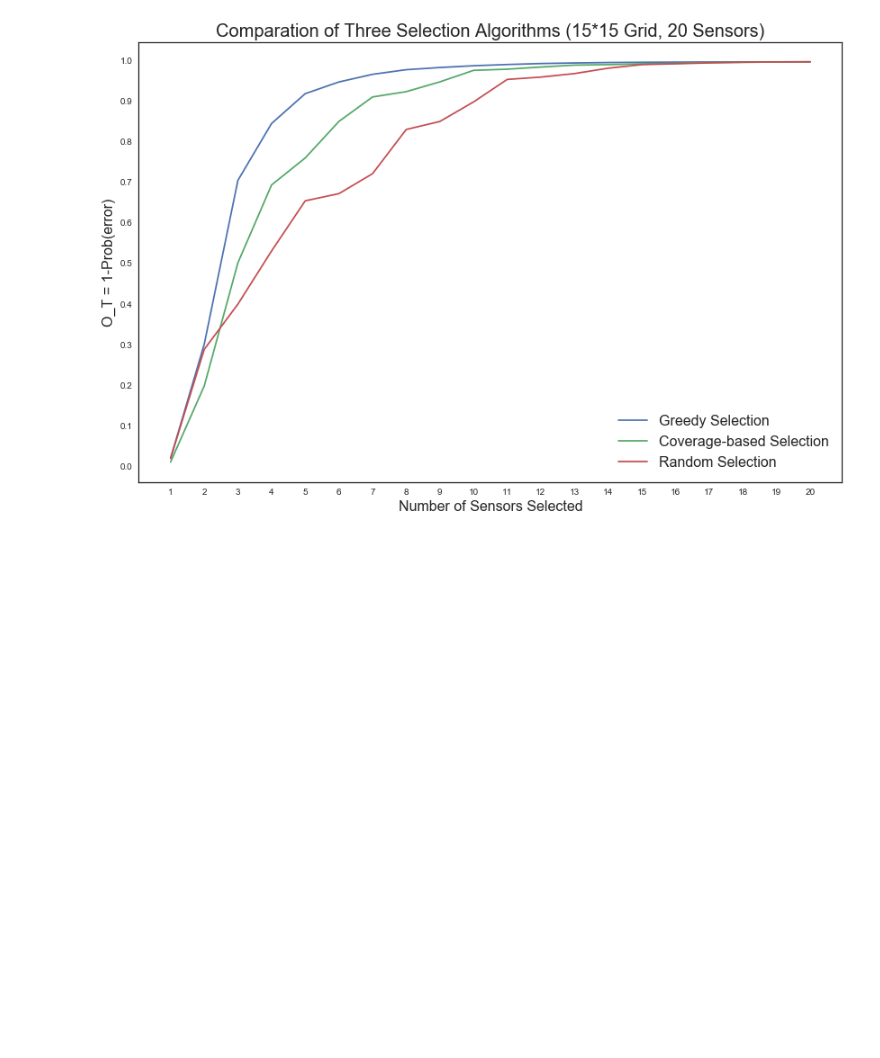
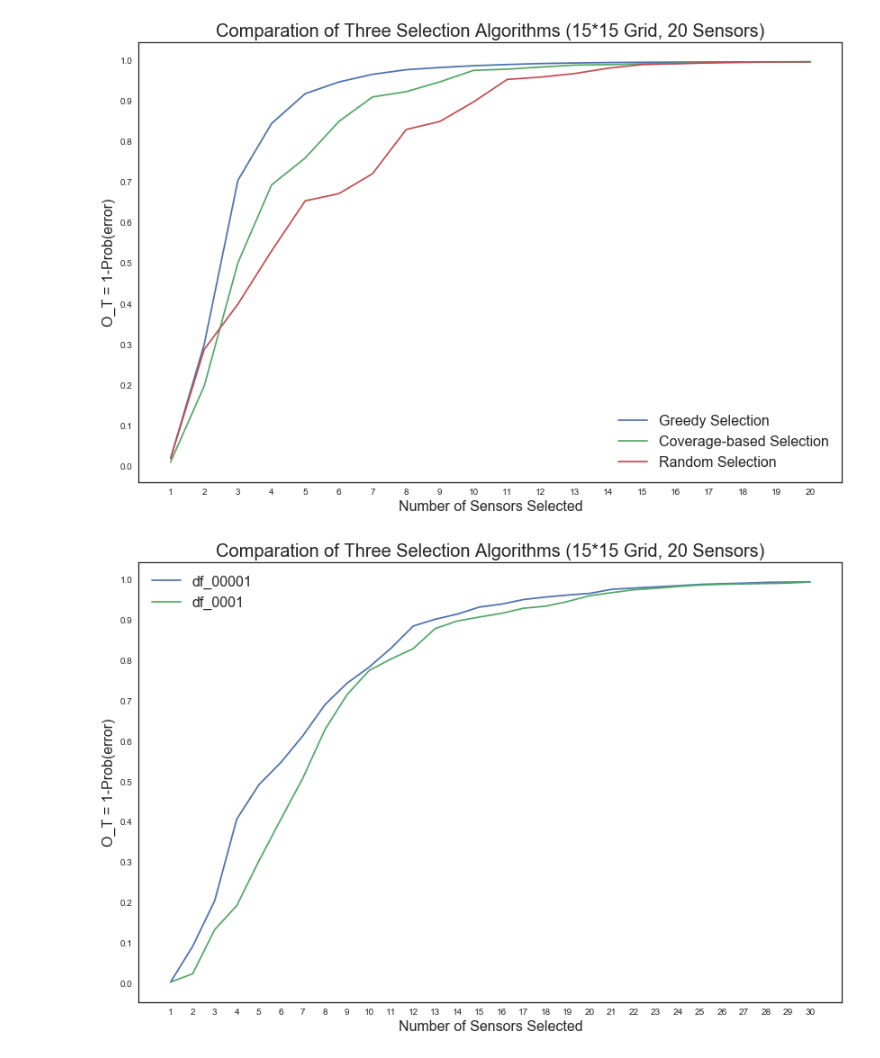
Before and after one commit to Wings-Lab/SelectSensor, a Jupyter notebook: testing.ipynb, the cells around one changed output. Saved outputs shown, nothing was run; the diff lists cells and outputs as text; code cells hidden in the pictures; blank space fills up the shorter version.

Commit message:
run offline greedy 30*30 agina

```diff
--- a/testing.ipynb
+++ b/testing.ipynb
@@ -177,25 +177,27 @@ plt.show()
 # %% [output]
 [figure]
 # %%
+df_0000001 = pd.read_csv('plot_data2/Offline_Coverage_30_0000001.csv', header=None)
+df_000001 = pd.read_csv('plot_data2/Offline_Coverage_30_000001.csv', header=None)
 df_00001 = pd.read_csv('plot_data2/Offline_Coverage_30_00001.csv', header=None)
-df_0001 = pd.read_csv('plot_data2/Offline_Coverage_30_0001.csv', header=None)
-df_001 = pd.read_csv('plot_data2/Offline_Random_15.csv', header=None)
 
-X_00001, Y_00001 = df_greedy[0].tolist(), df_greedy[1].tolist()
-X_0001, Y_coverage = df_coverage[0].tolist(), df_coverage[1].tolist()
-X_random, Y_random = df_random[0].tolist(), df_random[1].tolist()
+X_00001, Y_00001 = df_0000001[0].tolist(), df_0000001[1].tolist()
+X_0001, Y_0001 = df_000001[0].tolist(), df_000001[1].tolist()
+X_001, Y_001 = df_001[0].tolist(), df_001[1].tolist()
 
 plt.figure(figsize=(14,9))
-plt.plot(X_greedy, Y_greedy)
-plt.plot(X_coverage, Y_coverage)
-plt.plot(X_random, Y_random)
-plt.legend(['Greedy Selection', 'Coverage-based Selection', 'Random Selection'], prop={'size':16})
+plt.plot(X_00001, Y_00001)
+plt.plot(X_0001, Y_0001)
+#plt.plot(X_001, Y_001)
+plt.legend(['df_00001', 'df_0001'], prop={'size':16})
 plt.xlabel('Number of Sensors Selected', fontsize=16)
 plt.ylabel('O_T = 1-Prob(error)', fontsize=16)
 plt.title('Comparation of Three Selection Algorithms (15*15 Grid, 20 Sensors)', fontsize=20)
-x_axis = np.arange(1, 21, 1)
+x_axis = np.arange(1, 31, 1)
 plt.xticks(x_axis)
 y_axis = np.arange(0, 1.1, 0.1)
 plt.yticks(y_axis)
 #plt.savefig('plot/offline_homo_15.png')
 plt.show()
+# %% [output]
+[figure, added]
```
Also changed, not shown: parts of 1 cell of this notebook, 10 other files.
